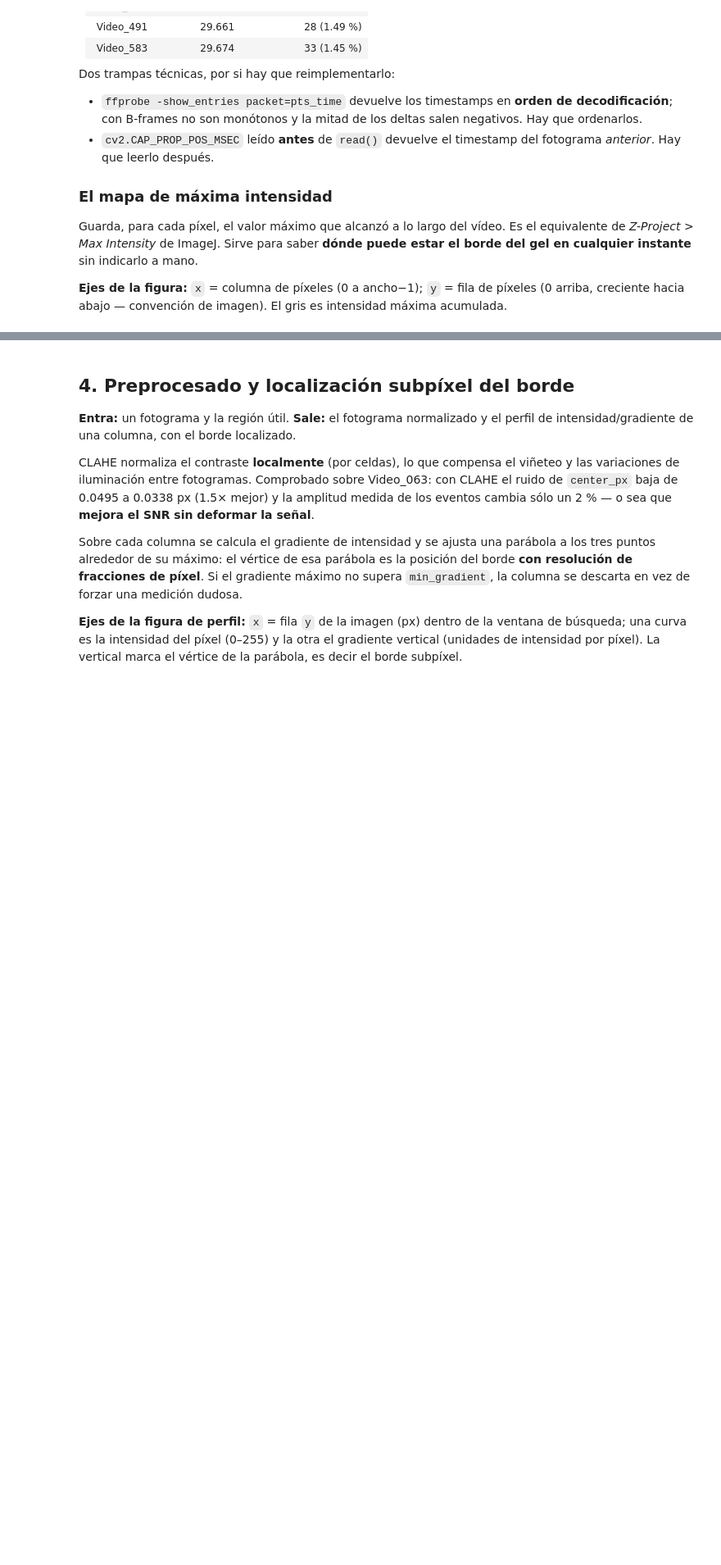
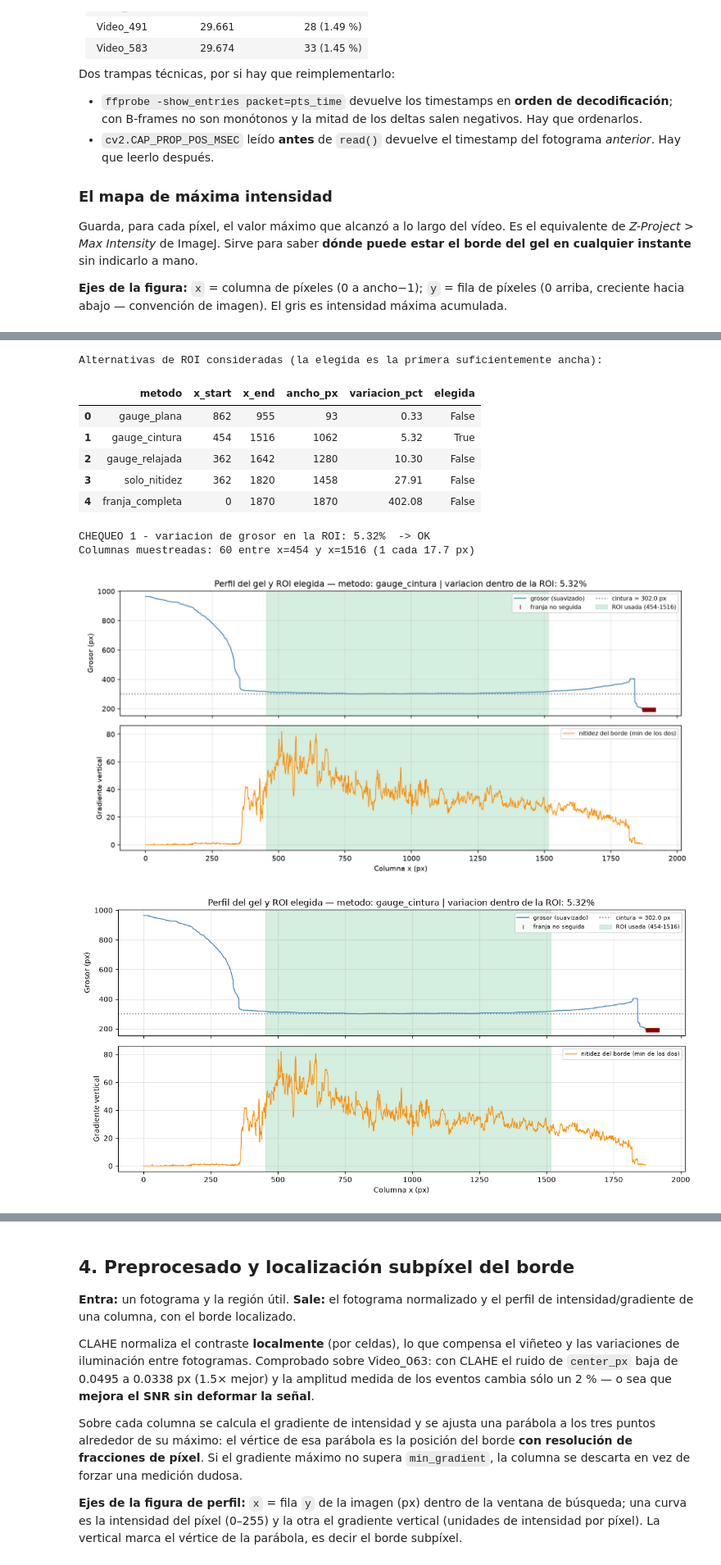
Before and after one commit to Sofi-hub/Gel_Contractility, a Jupyter notebook: Analisis_Contractilidad_v4.ipynb, the cells around one changed output, grey strips where cells are left out. Shown at 82% size. Saved outputs shown, nothing was run; the diff lists cells and outputs as text; code cells hidden in the pictures; blank space fills up the shorter version.

Commit message:
Cuaderno v4: columnas segun la ROI (H19/H20), adelgazamiento como diagnostico (Fase 3)

```diff
--- a/Analisis_Contractilidad_v4.ipynb
+++ b/Analisis_Contractilidad_v4.ipynb
@@ -233,7 +243,7 @@ MAXPROJ_STRIDE = 5   # procesa 1 de cada N fotogramas; 1 si el vídeo es corto
 
 # --- Detección de bordes, ajuste robusto y gauge region --------------------
 CFG = pipeline.PipelineConfig(
-    n_columns                 = 60,
+    n_columns                 = 60,            # MAXIMO de columnas (menos si la ROI es angosta)
     half_window               = 15,
     min_gradient              = 5.0,
     edge_method               = "parabolic",   # "parabolic" | "sigmoid"
@@ -249,7 +259,8 @@ CFG = pipeline.PipelineConfig(
     roi_thickness_tolerance   = 0.05,
     roi_min_gradient          = 10.0,
     roi_max_slope             = 0.02,
-    roi_min_column_spacing_px = 3.0,           # ancho minimo ROI = n_columns * esto
+    roi_min_column_spacing_px = 3.0,           # medido: el error de borde deja de ser compartido a 2-3 px
+    roi_min_columns           = 40,            # piso de columnas; ancho minimo ROI = 40 x 3 = 120 px
     roi_max_variacion_pct     = 6.0,           # criterio de aceptación del protocolo
 
     base_tiempo               = BASE_TIEMPO,
@@ -269,7 +280,8 @@ AMP_K         = None     # None = lo elige la meseta (sección 10). Un número l
 WIN_DERIVA_S  = None     # None = automática: >= 3 x el evento más largo, mínimo 2 s
 SEP_S         = None     # None = eventos separados por prominencia (Fase 2.2)
 HALF_EVENTO_S = 1.5      # semiventana del promedio de eventos alineados (sección 11)
-FREQ_ESTIMULO = 0.1      # Hz configurados en el estimulador; None si no se sabe
+FREQ_ESTIMULO = 0.1      # Hz del estimulador: el tren se busca SOLO cerca (±10 %). Lista si cambia
+                         # a mitad del video, ej. [0.1, 0.2]. None = búsqueda libre de un tren
 
 # --- Control de calidad -----------------------------------------------------
 FRAME_QC = 0             # fotograma sobre el que se hace la inspección visual
@@ -436,9 +472,12 @@ roi = preprocessing.auto_detect_roi(
     x_end                = CFG.roi_x_end,
     n_columns            = CFG.n_columns,
     min_column_spacing_px= CFG.roi_min_column_spacing_px,
+    min_columns          = CFG.roi_min_columns,
     max_variacion_pct    = CFG.roi_max_variacion_pct,
 )
-x_positions = np.linspace(roi["x_start"], roi["x_end"] - 1, CFG.n_columns).astype(int)
+# Cantidad de columnas: la decide auto_detect_roi (min(60, ancho // 3), piso 40). Igual que main.py.
+N_COL = int(roi["roi_quality"].get("n_columnas_usadas") or CFG.n_columns)
+x_positions = np.linspace(roi["x_start"], roi["x_end"] - 1, N_COL).astype(int)
 
 q = roi["roi_quality"]
 display(pd.DataFrame([{k: v for k, v in q.items() if k != "alternativas"}]).T
@@ -451,8 +490,10 @@ if q.get("alternativas"):
 print("CHEQUEO 1 - variacion de grosor en la ROI:",
       f"{q.get('variacion_en_roi_pct')}%  ->",
       "OK" if q.get("cumple_criterio_aceptacion") else "FALLA (mirar el perfil y forzar --x-start/--x-end)")
-print(f"Columnas muestreadas: {CFG.n_columns} entre x={roi['x_start']} y x={roi['x_end']} "
-      f"(1 cada {(roi['x_end']-roi['x_start'])/CFG.n_columns:.1f} px)")
+print(f"Columnas muestreadas: {N_COL} entre x={roi['x_start']} y x={roi['x_end']} "
+      f"(1 cada {(roi['x_end']-roi['x_start'])/N_COL:.1f} px)")
+if q.get("roi_contiene_cintura") is False:
+    print("AVISO: la ROI no contiene ninguna columna cerca de la cintura del gel.")
 
 # Perfil de grosor y nitidez con la ROI marcada
 qc.plot_roi_profile(roi, OUT_DIR / "00_roi_profile.png")
@@ -470,3 +511,4 @@ ax.vlines(x_positions, roi["top_guess"][x_positions] - 20,
 ax.set_title("Región útil de medición y columnas muestreadas")
 ax.set_xlabel("x (px)"); ax.set_ylabel("y (px)"); ax.legend(loc="upper right", fontsize=8)
 plt.show()
+# %% [output]
@@ -472,0 +532,11 @@ plt.show()
+Alternativas de ROI consideradas (la elegida es la primera suficientemente ancha):
+|  | metodo | x_start | x_end | ancho_px | variacion_pct | elegida |
+| 0 | gauge_plana | 862 | 955 | 93 | 0.33 | False |
+| 1 | gauge_cintura | 454 | 1516 | 1062 | 5.32 | True |
+| 2 | gauge_relajada | 362 | 1642 | 1280 | 10.30 | False |
+| 3 | solo_nitidez | 362 | 1820 | 1458 | 27.91 | False |
+| 4 | franja_completa | 0 | 1870 | 1870 | 402.08 | False |
+CHEQUEO 1 - variacion de grosor en la ROI: 5.32%  -> OK
+Columnas muestreadas: 60 entre x=454 y x=1516 (1 cada 17.7 px)
+[figure, added]
+[figure, added]
```
Also changed, not shown: parts of 19 cells of this notebook.
